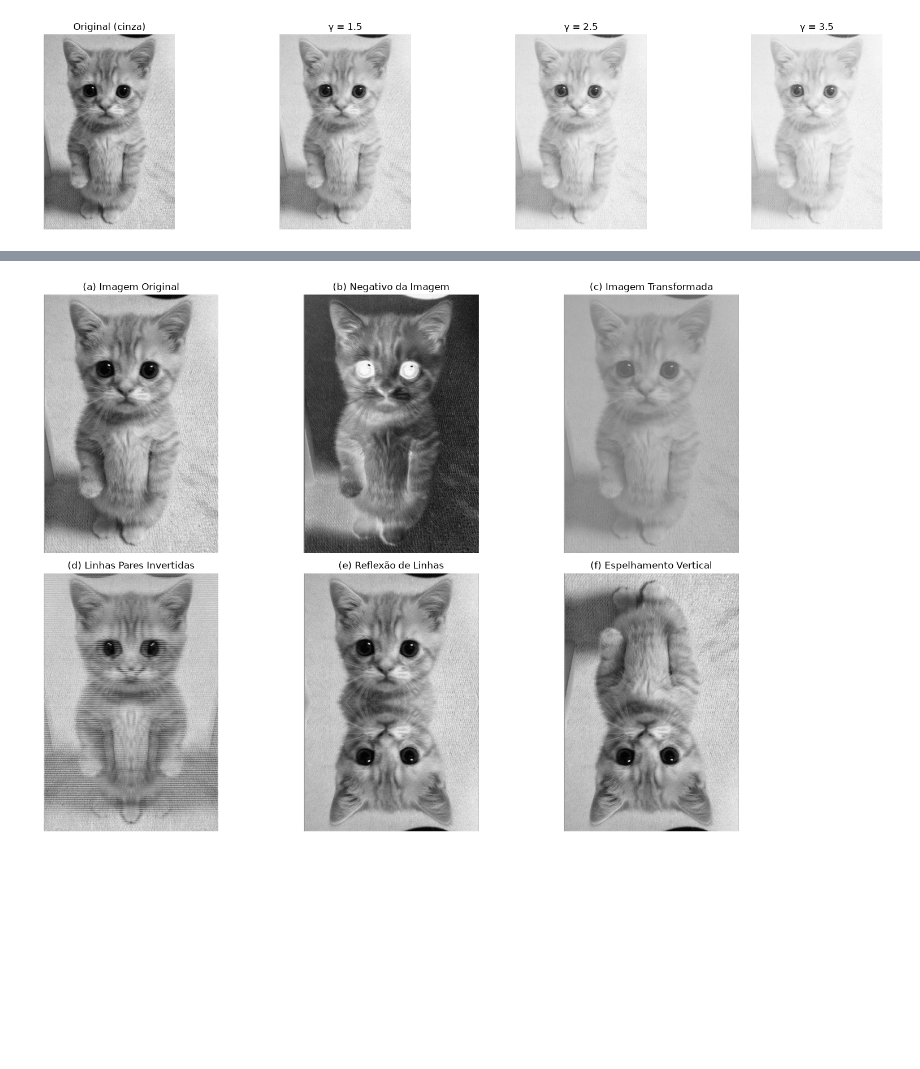
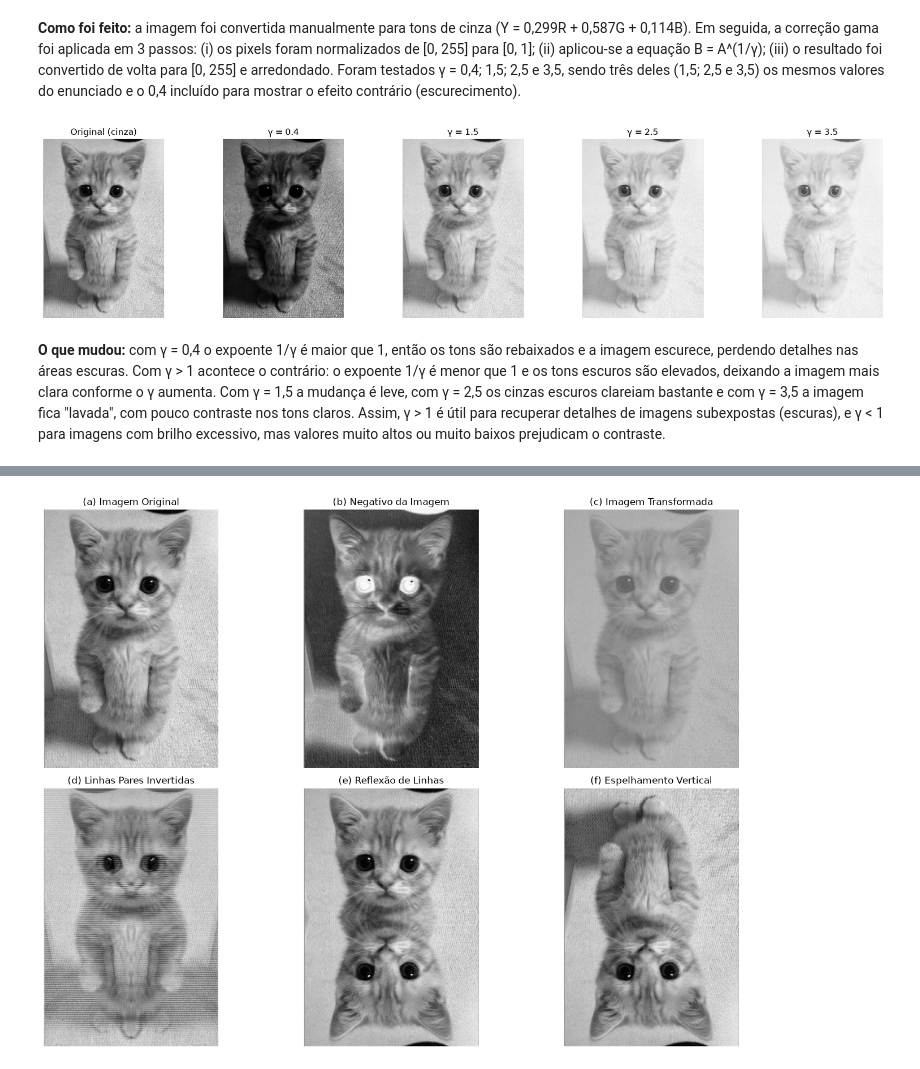
Before and after one commit to Antoniomla/processamento-de-imagens, a Jupyter notebook: Processsamento de Imagens- Trabalho 01.ipynb, the cells around one changed output, grey strips where cells are left out. Saved outputs shown, nothing was run; the diff lists cells and outputs as text; code cells hidden in the pictures; blank space fills up the shorter version.

```diff
--- a/Processsamento de Imagens- Trabalho 01.ipynb
+++ b/Processsamento de Imagens- Trabalho 01.ipynb
@@ -3,3 +23,11 @@
+# %% [markdown]
+**Como foi feito:** a imagem foi convertida manualmente para tons de cinza
+(Y = 0,299R + 0,587G + 0,114B). Em seguida, a correção gama foi aplicada em
+3 passos: (i) os pixels foram normalizados de [0, 255] para [0, 1];
+(ii) aplicou-se a equação B = A^(1/γ); (iii) o resultado foi convertido de
+volta para [0, 255] e arredondado. Foram testados γ = 0,4; 1,5; 2,5 e 3,5,
+sendo três deles (1,5; 2,5 e 3,5) os mesmos valores do enunciado e o 0,4
+incluído para mostrar o efeito contrário (escurecimento).
 # %%
 import cv2
 import numpy as np
@@ -18,33 +46,43 @@ imagem_cinza = 0.299 * canal_vermelho + 0.587 * canal_verde + 0.114 * canal_azul
 
 
 def correcao_gama_manual(imagem_entrada, valor_gama):
     # (i) [0, 255] -> [0, 1]
     imagem_normalizada = imagem_entrada / 255.0
     # (ii) B = A^(1/gama)
     imagem_corrigida = imagem_normalizada ** (1.0 / valor_gama)
     # (iii) [0, 1] -> [0, 255]
     return np.clip(np.round(imagem_corrigida * 255.0), 0, 255).astype(np.uint8)
 
 
-lista_gamas = [ 1.5, 2.5, 3.5]
+lista_gamas = [ 0.4,1.5, 2.5, 3.5]
 resultados = {gama: correcao_gama_manual(imagem_cinza, gama) for gama in lista_gamas}
 
 # Comparação visual com escala fixa
 plt.figure(figsize=(18, 4))
 plt.subplot(1, len(lista_gamas) + 1, 1)
 plt.imshow(imagem_cinza, cmap='gray', vmin=0, vmax=255)
 plt.title('Original (cinza)')
 plt.axis('off')
 
 for posicao, gama in enumerate(lista_gamas, start=2):
     plt.subplot(1, len(lista_gamas) + 1, posicao)
     plt.imshow(resultados[gama], cmap='gray', vmin=0, vmax=255)
     plt.title(f'γ = {gama}')
     plt.axis('off')
 
 plt.tight_layout()
 plt.savefig('comparacao_gama.png', dpi=150)  # pra colocar no PDF
 plt.show()
 # %% [output]
-[figure, old version]
+[figure, new version]
+# %% [markdown]
+**O que mudou:** com γ = 0,4 o expoente 1/γ é maior que 1, então os tons são
+rebaixados e a imagem escurece, perdendo detalhes nas áreas escuras. Com
+γ > 1 acontece o contrário: o expoente 1/γ é menor que 1 e os tons escuros
+são elevados, deixando a imagem mais clara conforme o γ aumenta. Com
+γ = 1,5 a mudança é leve, com γ = 2,5 os cinzas escuros clareiam bastante e
+com γ = 3,5 a imagem fica "lavada", com pouco contraste nos tons claros.
+Assim, γ > 1 é útil para recuperar detalhes de imagens subexpostas (escuras),
+e γ < 1 para imagens com brilho excessivo, mas valores muito altos ou muito
+baixos prejudicam o contraste.
 # %%
```
Also changed, not shown: parts of 10 cells of this notebook, 1 other file.
